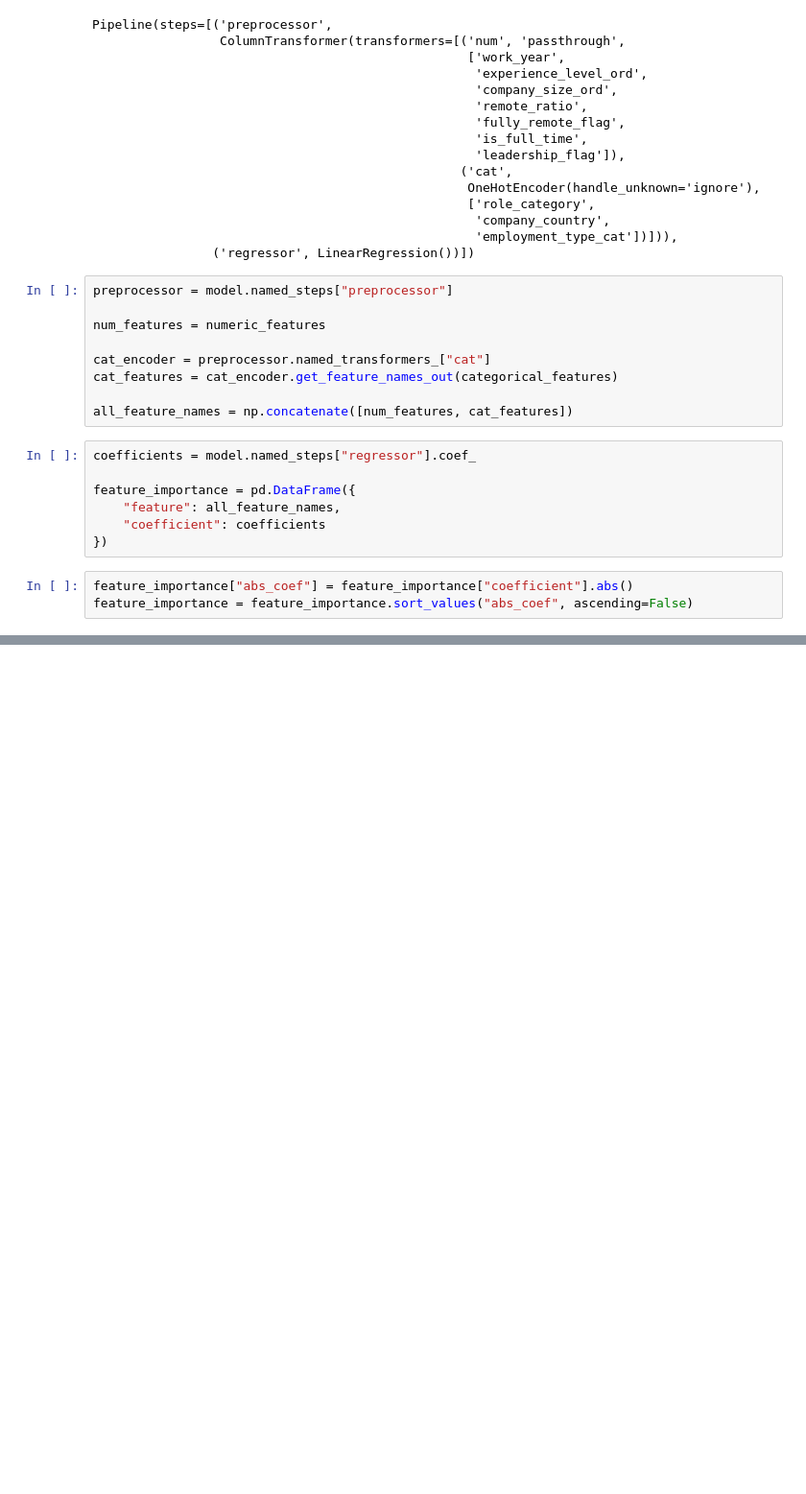
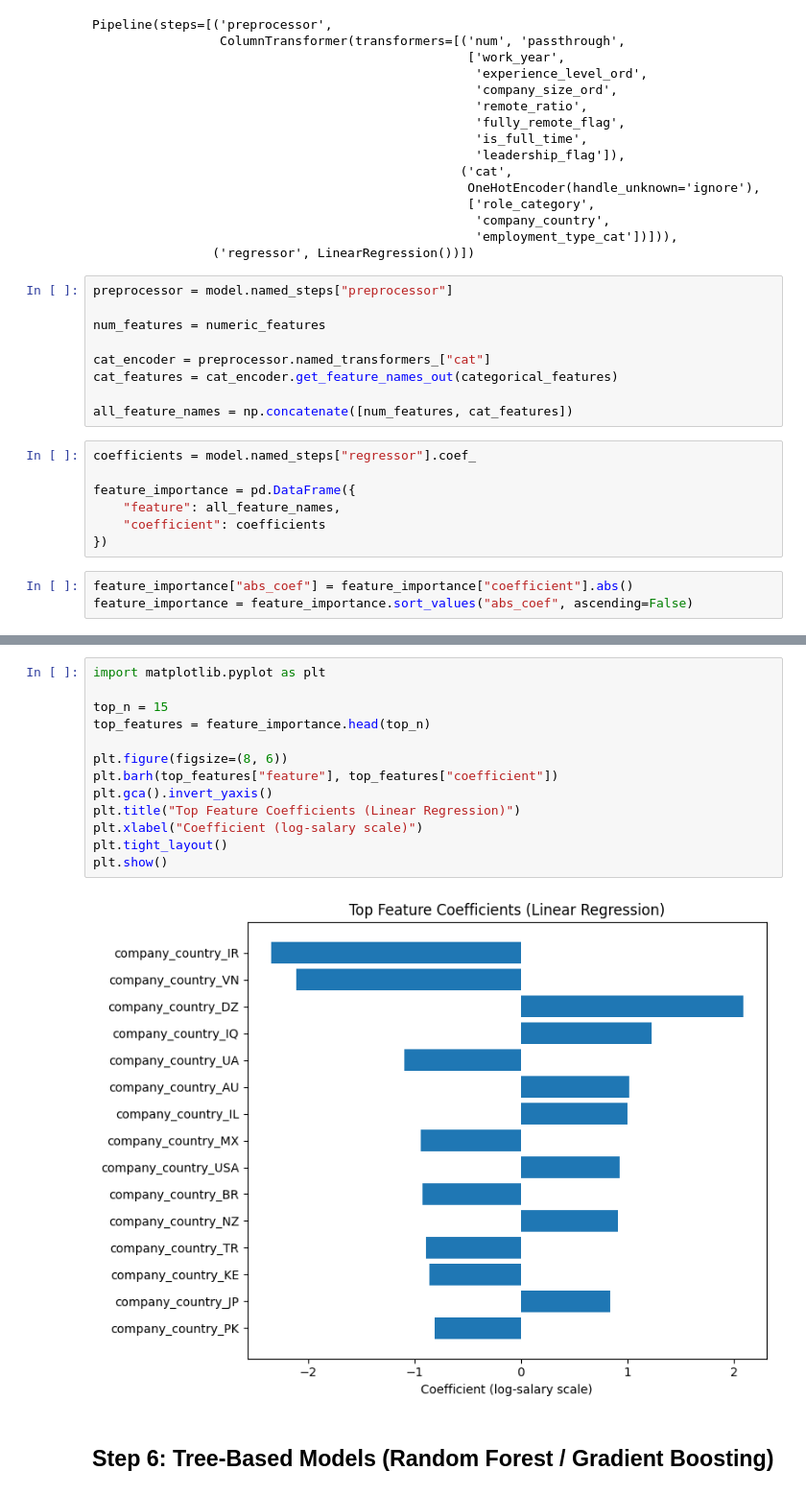
Before and after one commit to DevAnnafi/AI-Job-Market-Analyzer, a Jupyter notebook: notebooks/04_model_training.ipynb, the cells around one changed output, grey strips where cells are left out. Shown at 96% size. Drawn from its saved outputs; the diff is of its cells as text; blank space fills up the shorter version.

```diff
--- a/notebooks/04_model_training.ipynb
+++ b/notebooks/04_model_training.ipynb
@@ -150,0 +170,17 @@ feature_importance = feature_importance.sort_values("abs_coef", ascending=False)
+# %%
+import matplotlib.pyplot as plt
+
+top_n = 15
+top_features = feature_importance.head(top_n)
+
+plt.figure(figsize=(8, 6))
+plt.barh(top_features["feature"], top_features["coefficient"])
+plt.gca().invert_yaxis()
+plt.title("Top Feature Coefficients (Linear Regression)")
+plt.xlabel("Coefficient (log-salary scale)")
+plt.tight_layout()
+plt.show()
+# %% [output]
+[figure, added]
+# %% [markdown]
+## Step 6: Tree-Based Models (Random Forest / Gradient Boosting)
```
Also changed, not shown: parts of 4 cells of this notebook.
